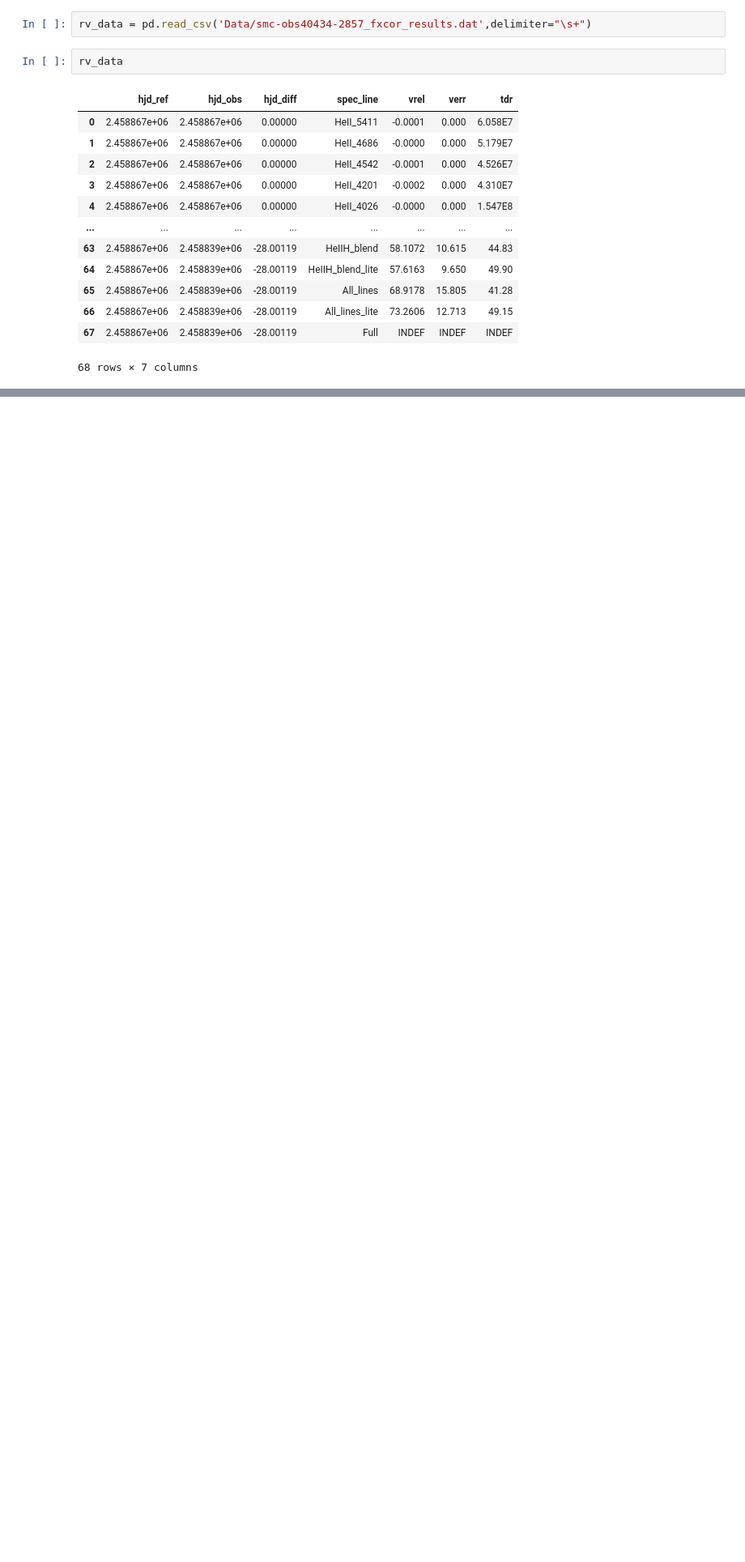
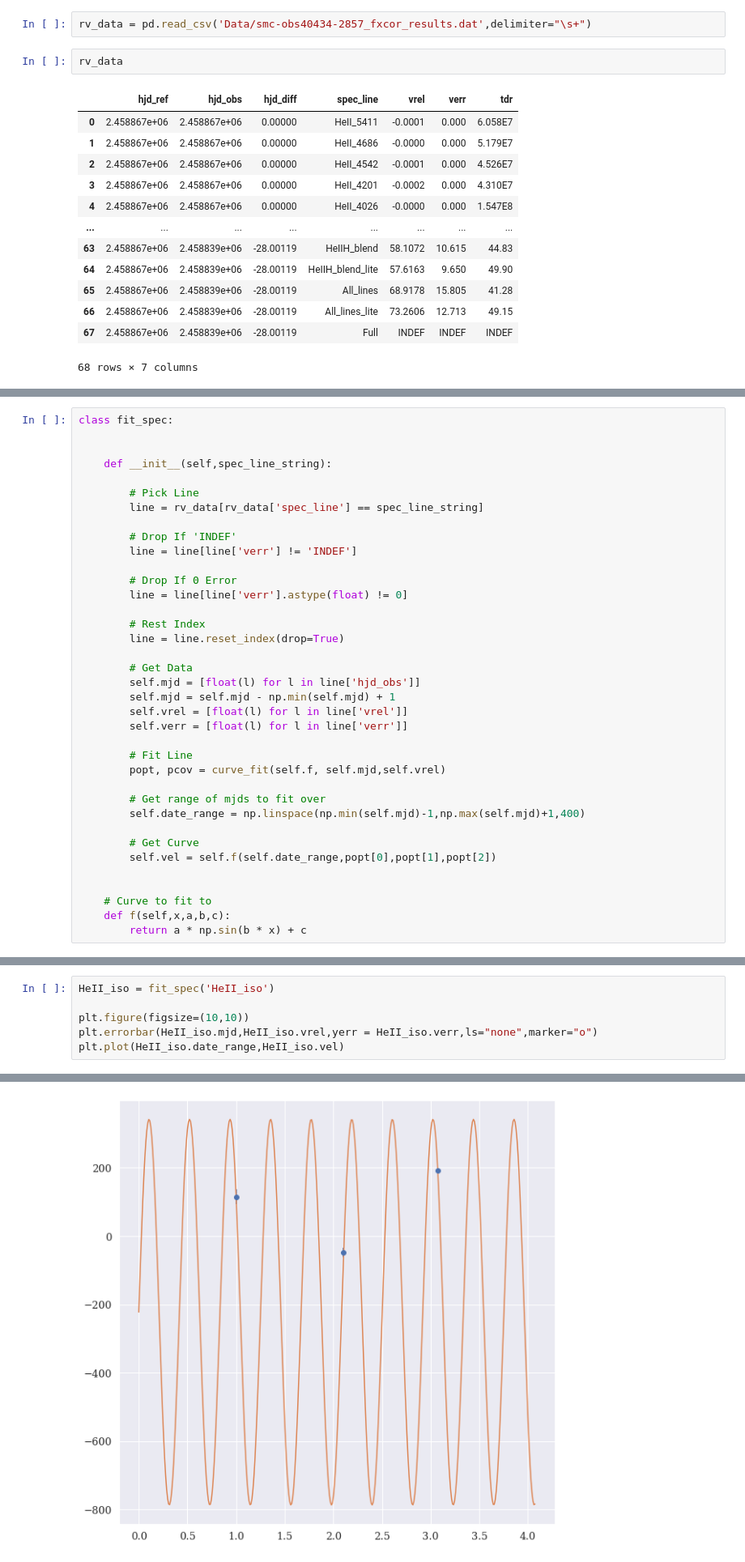
Before and after one commit to AstroLudwig/FoesHackSession, a Jupyter notebook: Hack3/RV.ipynb, the cells around one changed output, grey strips where cells are left out. Shown at 81% size. Drawn from its saved outputs; the diff is of its cells as text; blank space fills up the shorter version.

```diff
--- a/Hack3/RV.ipynb
+++ b/Hack3/RV.ipynb
@@ -50,0 +34,37 @@ plt.xlim(-29,-24)
+# %%
+class fit_spec:
+
+
+    def __init__(self,spec_line_string):
+
+        # Pick Line
+        line = rv_data[rv_data['spec_line'] == spec_line_string]
+
+        # Drop If 'INDEF'
+        line = line[line['verr'] != 'INDEF']
+
+        # Drop If 0 Error
+        line = line[line['verr'].astype(float) != 0]
+
+        # Rest Index
+        line = line.reset_index(drop=True)
+
+        # Get Data
+        self.mjd = [float(l) for l in line['hjd_obs']]
+        self.mjd = self.mjd - np.min(self.mjd) + 1
+        self.vrel = [float(l) for l in line['vrel']]
+        self.verr = [float(l) for l in line['verr']]
+
+        # Fit Line
+        popt, pcov = curve_fit(self.f, self.mjd,self.vrel)
+
+        # Get range of mjds to fit over
+        self.date_range = np.linspace(np.min(self.mjd)-1,np.max(self.mjd)+1,400)
+
+        # Get Curve
+        self.vel = self.f(self.date_range,popt[0],popt[1],popt[2])
+
+
+    # Curve to fit to
+    def f(self,x,a,b,c):
+        return a * np.sin(b * x) + c
@@ -50,0 +79,7 @@ plt.xlim(-29,-24)
+# %%
+HeII_iso = fit_spec('HeII_iso')
+
+plt.figure(figsize=(10,10))
+plt.errorbar(HeII_iso.mjd,HeII_iso.vrel,yerr = HeII_iso.verr,ls="none",marker="o")
+plt.plot(HeII_iso.date_range,HeII_iso.vel)
+# %% [output]
@@ -50,0 +87 @@ plt.xlim(-29,-24)
+[figure, added]
```
Also changed, not shown: parts of 7 cells of this notebook, 1 other file.
